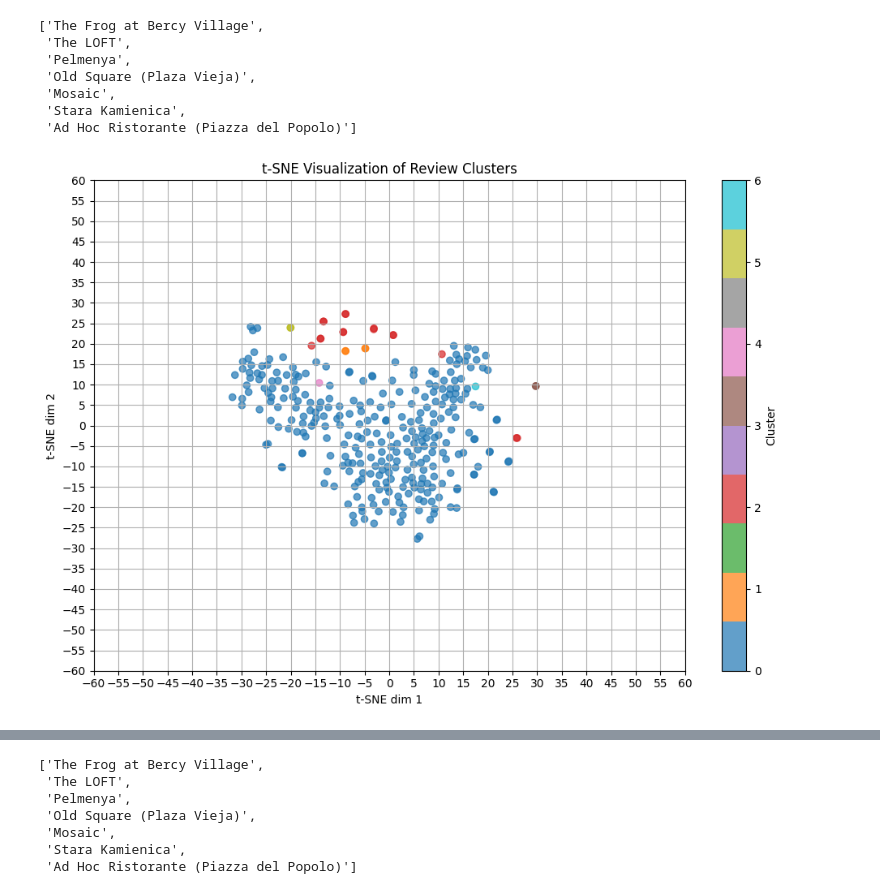
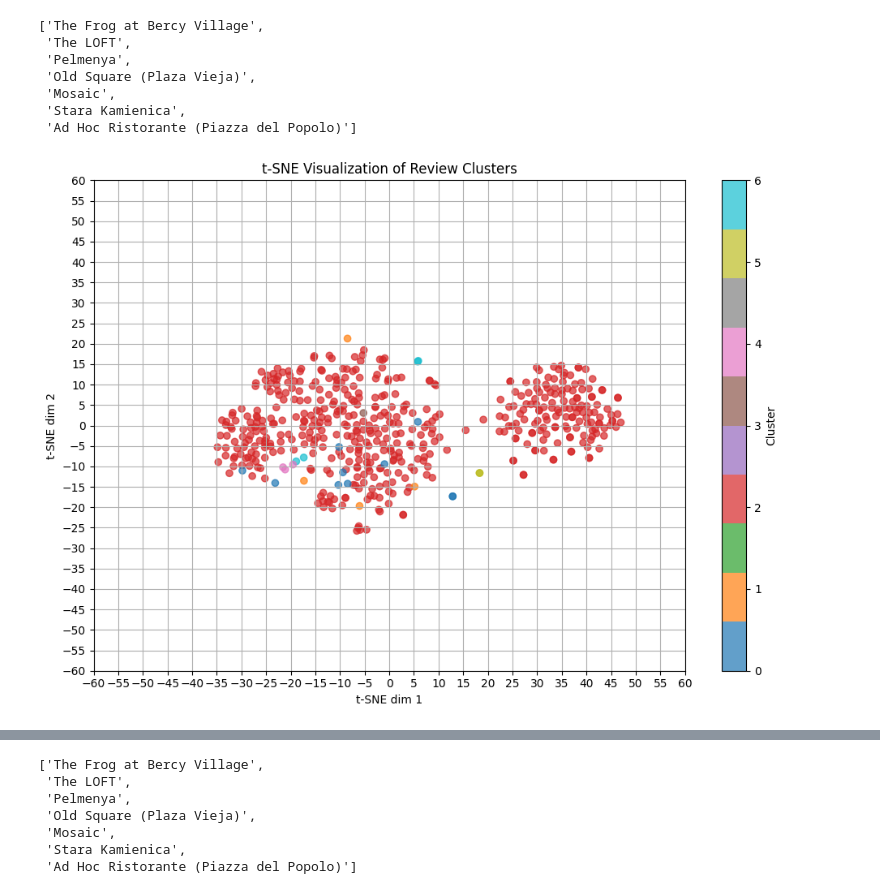
Before and after one commit to plamensve/Data_Science_Upskill_Softuni, a Jupyter notebook: 07_working_with_text/Working with Text Lab.ipynb, the cells around one changed output, grey strips where cells are left out. Saved outputs shown, nothing was run; the diff lists cells and outputs as text; code cells hidden in the pictures.

```diff
--- a/07_working_with_text/Working with Text Lab.ipynb
+++ b/07_working_with_text/Working with Text Lab.ipynb
@@ -1144,19 +1144,19 @@ restaurants_name
  'Stara Kamienica',
  'Ad Hoc Ristorante (Piazza del Popolo)']
 # %%
-target_restaurant = restaurants_name[6]
+target_restaurant = restaurants_name[0]
 #Choose all dataset with subdata = data.copy() or get specific restaurant with subdata = data[data['Restaurant Name'] == target_restaurant].copy()
 #Don't forget to comment the other option
 subdata = data[data['Restaurant Name'] == target_restaurant].copy()
 # subdata = data.copy()
 
 target_titles = subdata['Review Title'].fillna("").tolist()
 target_reviews = subdata['Review'].fillna("").tolist()
 target_combined_text = [f"Title: {t} | Review: {r}" for t, r in zip(target_titles, target_reviews)]
 
 clustered_subset = get_clusters(target_combined_text, subdata)
 # %% [output]
-[figure, old version]
+[figure, new version]
 # %%
 #With this function we can check the sentiment of the specific point (review) from the dataset
 #With bigger tolerance we can see more reviews in the specific range (for example: 10). With this approach we can check big part of the cluster
```
Also changed, not shown: parts of 1 cell of this notebook, 2 other files.
